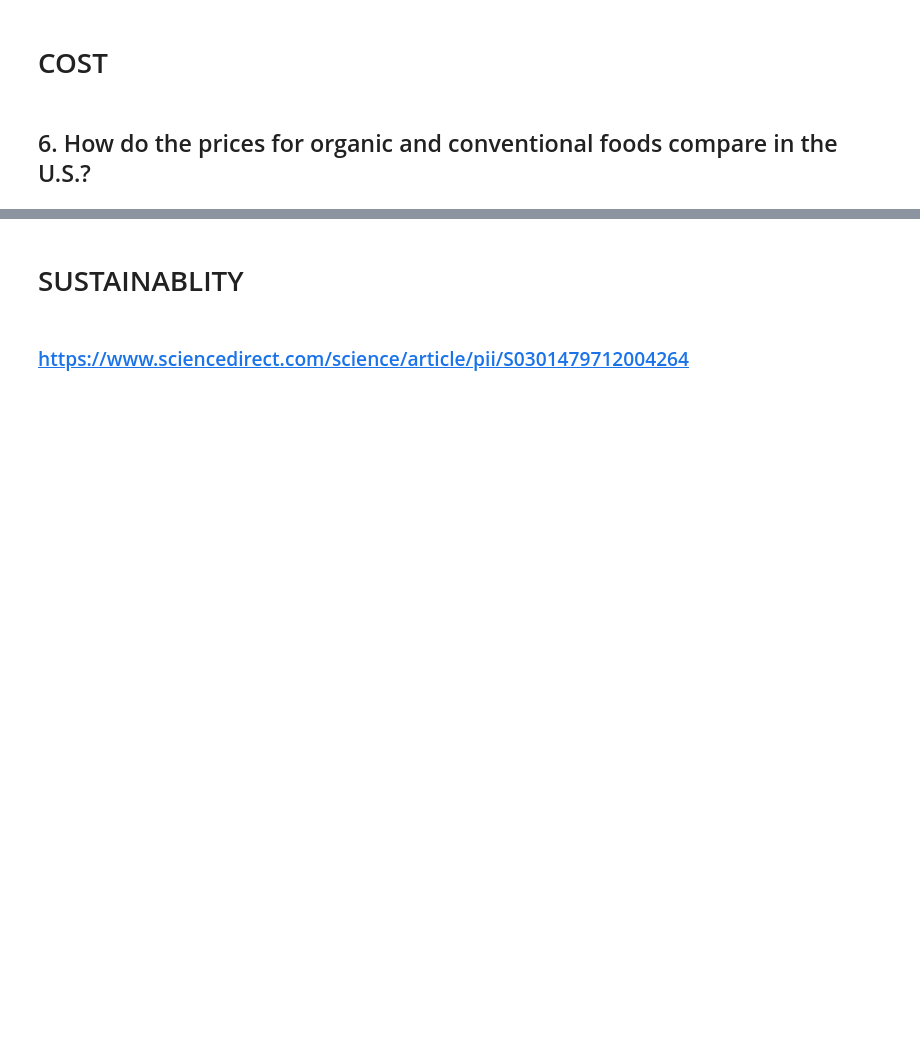
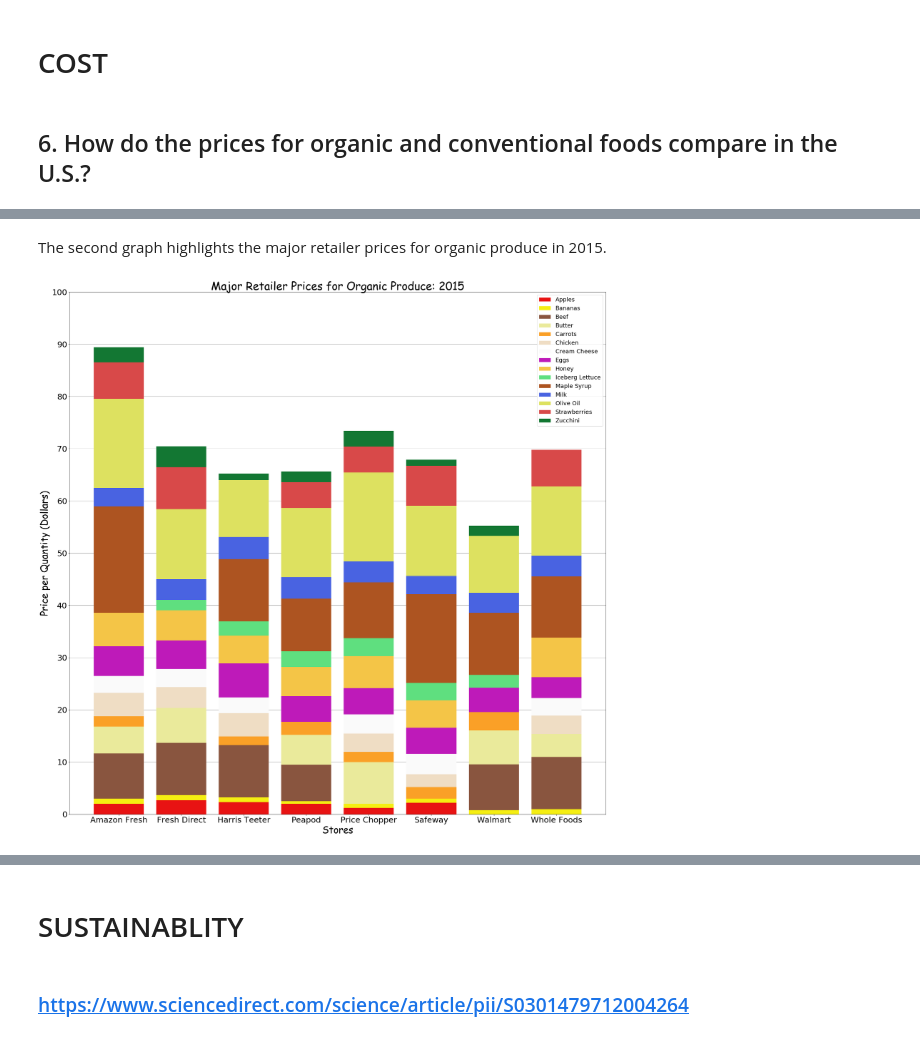
Before and after one commit to alswilli/CMPS-184-Final-Project, a Jupyter notebook: Is Organic Food worth it.ipynb, the cells around one changed output, grey strips where cells are left out. Saved outputs shown, nothing was run; the diff lists cells and outputs as text; code cells hidden in the pictures; blank space fills up the shorter version.

```diff
--- a/Is Organic Food worth it.ipynb
+++ b/Is Organic Food worth it.ipynb
@@ -932,0 +1118,33 @@ Average premium for organic
+# %% [markdown]
+The second graph highlights the major retailer prices for organic produce in 2015.
+# %%
+p1 = plt.bar(stores, applesOrg, color = '#E81313', zorder = 3)
+p2 = plt.bar(stores, bananasOrg, bottom=applesOrg, color = '#F5EE12', zorder = 3)
+p3 = plt.bar(stores, beefOrg, bottom=[i+j for i,j in zip(applesOrg, bananasOrg)], color = '#89553F', zorder = 3)
+p4 = plt.bar(stores, butterOrg, bottom=[i+j+k for i,j,k in zip(applesOrg, bananasOrg, beefOrg)], color = '#EAEA9B', zorder = 3)
+p5 = plt.bar(stores, carrotsOrg, bottom=[i+j+k+l for i,j,k,l in zip(applesOrg, bananasOrg, beefOrg, butterOrg)], color = '#FAA027', zorder = 3)
+p6 = plt.bar(stores, chickenOrg, bottom=[i+j+k+l+m for i,j,k,l,m in zip(applesOrg, bananasOrg, beefOrg, butterOrg, carrotsOrg)], color = '#EFDDC4', zorder = 3)
+p7 = plt.bar(stores, creamCheeseOrg, bottom=[i+j+k+l+m+n for i,j,k,l,m,n in zip(applesOrg, bananasOrg, beefOrg, butterOrg, carrotsOrg, chickenOrg)], color = '#FAFAFA', zorder = 3)
+p8 = plt.bar(stores, eggsOrg, bottom=[i+j+k+l+m+n+o for i,j,k,l,m,n,o in zip(applesOrg, bananasOrg, beefOrg, butterOrg, carrotsOrg, chickenOrg, creamCheeseOrg)], color = '#BE1AB9', zorder = 3)
+p9 = plt.bar(stores, honeyOrg, bottom=[i+j+k+l+m+n+o+p for i,j,k,l,m,n,o,p in zip(applesOrg, bananasOrg, beefOrg, butterOrg, carrotsOrg, chickenOrg, creamCheeseOrg, eggsOrg)], color = '#F4C547', zorder = 3)
+p10 = plt.bar(stores, icebergLettuceOrg, bottom=[i+j+k+l+m+n+o+p+q for i,j,k,l,m,n,o,p,q in zip(applesOrg, bananasOrg, beefOrg, butterOrg, carrotsOrg, chickenOrg, creamCheeseOrg, eggsOrg, honeyOrg)], color = '#5FDF7F', zorder = 3)
+p11 = plt.bar(stores, mapleSyrupOrg, bottom=[i+j+k+l+m+n+o+p+q+r for i,j,k,l,m,n,o,p,q,r in zip(applesOrg, bananasOrg, beefOrg, butterOrg, carrotsOrg, chickenOrg, creamCheeseOrg, eggsOrg, honeyOrg, icebergLettuceOrg)], color = '#AD5421', zorder = 3)
+p12 = plt.bar(stores, milkOrg, bottom=[i+j+k+l+m+n+o+p+q+r+s for i,j,k,l,m,n,o,p,q,r,s in zip(applesOrg, bananasOrg, beefOrg, butterOrg, carrotsOrg, chickenOrg, creamCheeseOrg, eggsOrg, honeyOrg, icebergLettuceOrg, mapleSyrupOrg)], color = '#4963E1', zorder = 3)
+p13 = plt.bar(stores, oliveOilOrg, bottom=[i+j+k+l+m+n+o+p+q+r+s+t for i,j,k,l,m,n,o,p,q,r,s,t in zip(applesOrg, bananasOrg, beefOrg, butterOrg, carrotsOrg, chickenOrg, creamCheeseOrg, eggsOrg, honeyOrg, icebergLettuceOrg, mapleSyrupOrg, milkOrg)], color = '#DDE160', zorder = 3)
+p14 = plt.bar(stores, strawberriesOrg, bottom=[i+j+k+l+m+n+o+p+q+r+s+t+u for i,j,k,l,m,n,o,p,q,r,s,t,u in zip(applesOrg, bananasOrg, beefOrg, butterOrg, carrotsOrg, chickenOrg, creamCheeseOrg, eggsOrg, honeyOrg, icebergLettuceOrg, mapleSyrupOrg, milkOrg, oliveOilOrg)], color = '#D84949', zorder = 3)
+p15 = plt.bar(stores, zucchiniOrg, bottom=[i+j+k+l+m+n+o+p+q+r+s+t+u+v for i,j,k,l,m,n,o,p,q,r,s,t,u,v in zip(applesOrg, bananasOrg, beefOrg, butterOrg, carrotsOrg, chickenOrg, creamCheeseOrg, eggsOrg, honeyOrg, icebergLettuceOrg, mapleSyrupOrg, milkOrg, oliveOilOrg, strawberriesOrg)], color = '#137733', zorder = 3)
+
+# fig, ax = plt.subplots()
+# # df = pd.DataFrame({'A':26, 'B':20}, index=['N'])
+# df1Conv.plot(kind='bar', ax=ax, figsize=(20, 10), width=0.85, zorder=3)
+plt.xlabel("Stores", fontname='Comic Sans MS', fontsize=30)
+plt.ylabel("Price per Quantity (Dollars)", fontname='Comic Sans MS', fontsize=30)
+plt.xticks(fontsize=25)
+plt.yticks(tens, fontsize=25)
+plt.grid(axis='y', alpha = 0.4, color = 'black', zorder = 3)
+# plt.xaxis.grid(False)
+plt.title('Major Retailer Prices for Organic Produce: 2015', fontname='Comic Sans MS', fontsize=35)
+plt.legend(produce, loc='best', fontsize=18)
+plt.rcParams['figure.figsize'] = [30, 30]
+# %% [output]
+[figure, added]
```
Also changed, not shown: parts of 40 cells of this notebook.
